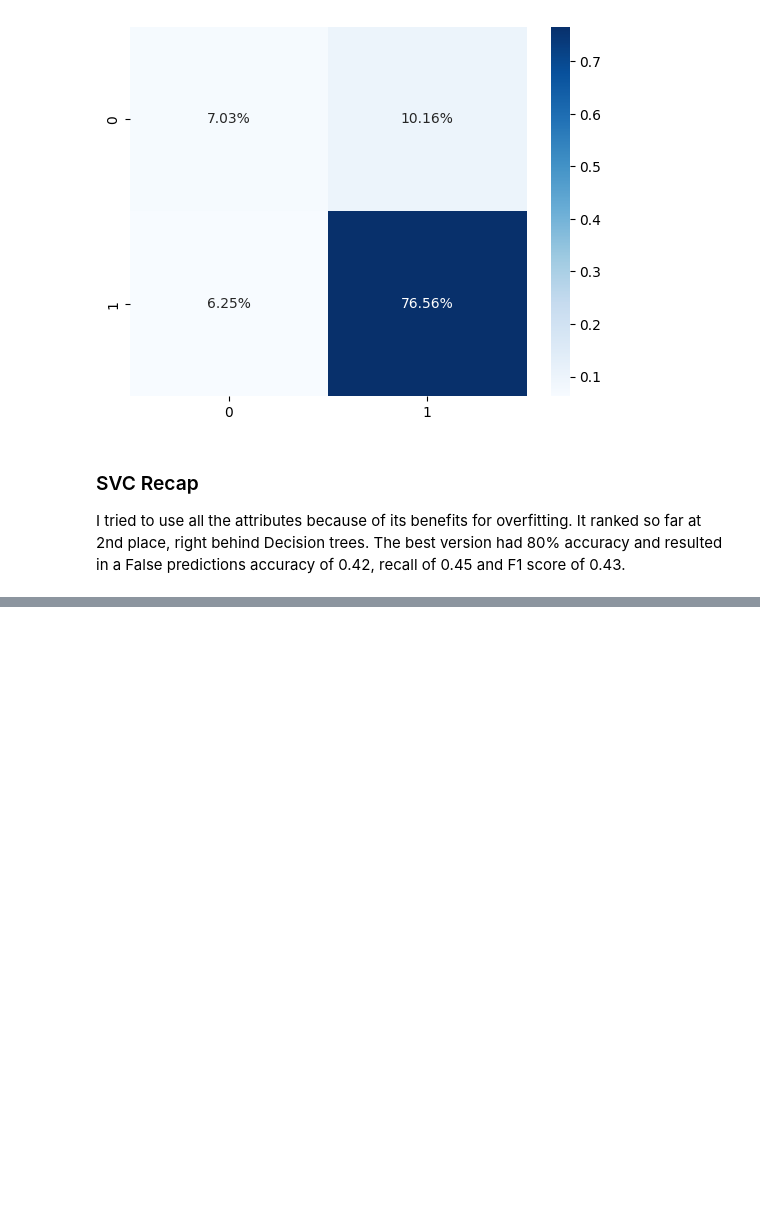
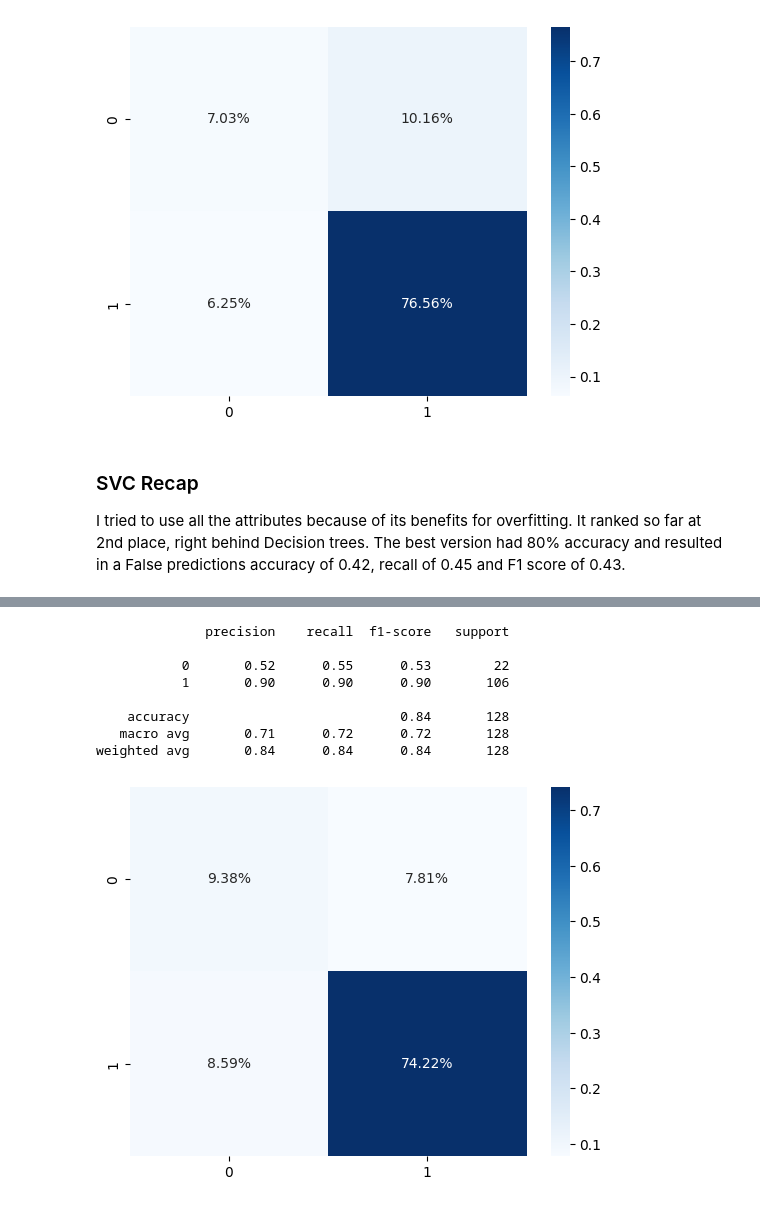
Before and after one commit to slunimara/analysis_student_performance, a Jupyter notebook: student_performance.ipynb, the cells around one changed output, grey strips where cells are left out. Cells and saved outputs as stored; diff of their text form; code cells hidden in the pictures; blank space fills up the shorter version.

```diff
--- a/student_performance.ipynb
+++ b/student_performance.ipynb
@@ -661,0 +762,19 @@ I tried to use all the attributes because of its benefits for overfitting. It ra
+# %%
+pred = model.predict(X_test, verbose=False)
+# From float to binary classification
+pred = (pred > 0.5)
+
+print(classification_report(y_test, pred))
+cf_matrix = confusion_matrix(y_test, pred)
+sns.heatmap(cf_matrix / np.sum(cf_matrix), annot=True, fmt=".2%", cmap="Blues")
+pass
+# %% [output]
+              precision    recall  f1-score   support
+
+           0       0.52      0.55      0.53        22
+           1       0.90      0.90      0.90       106
+
+    accuracy                           0.84       128
+   macro avg       0.71      0.72      0.72       128
+weighted avg       0.84      0.84      0.84       128
+[figure, added]
```
Also changed, not shown: parts of 15 cells of this notebook, 1 other file.
